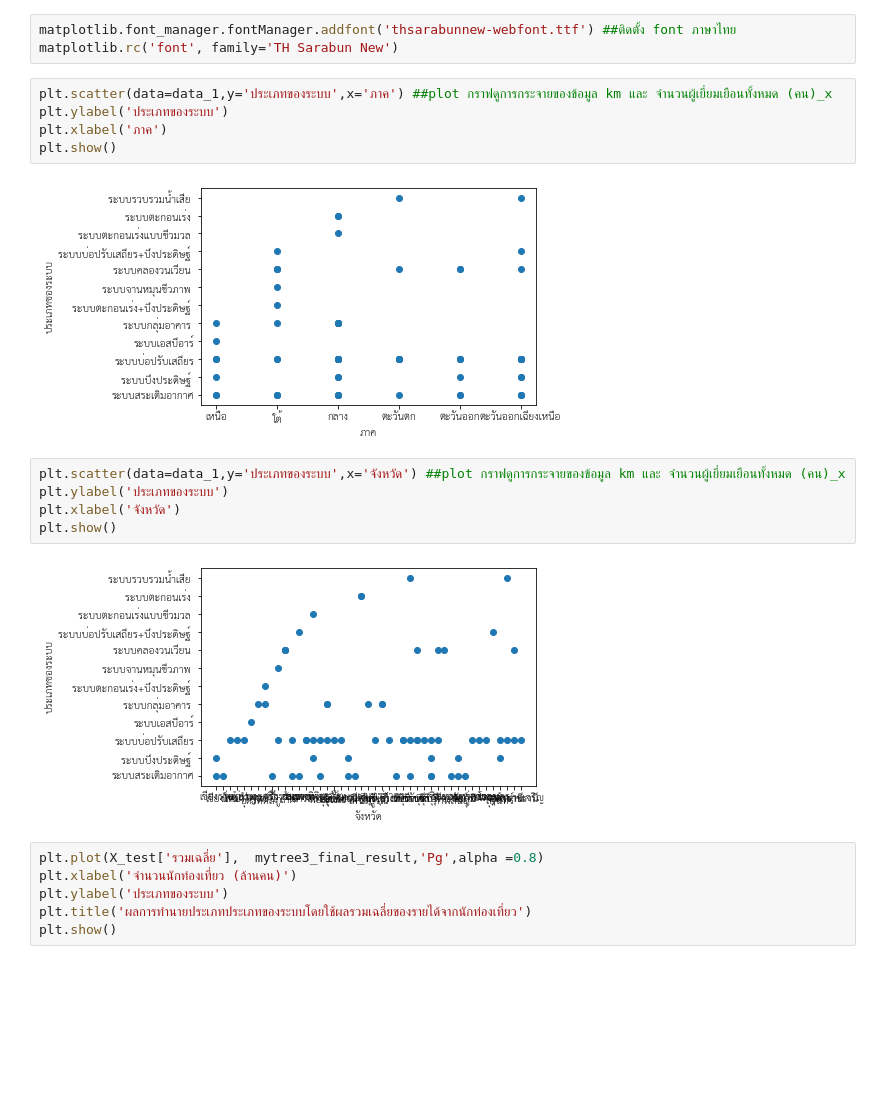
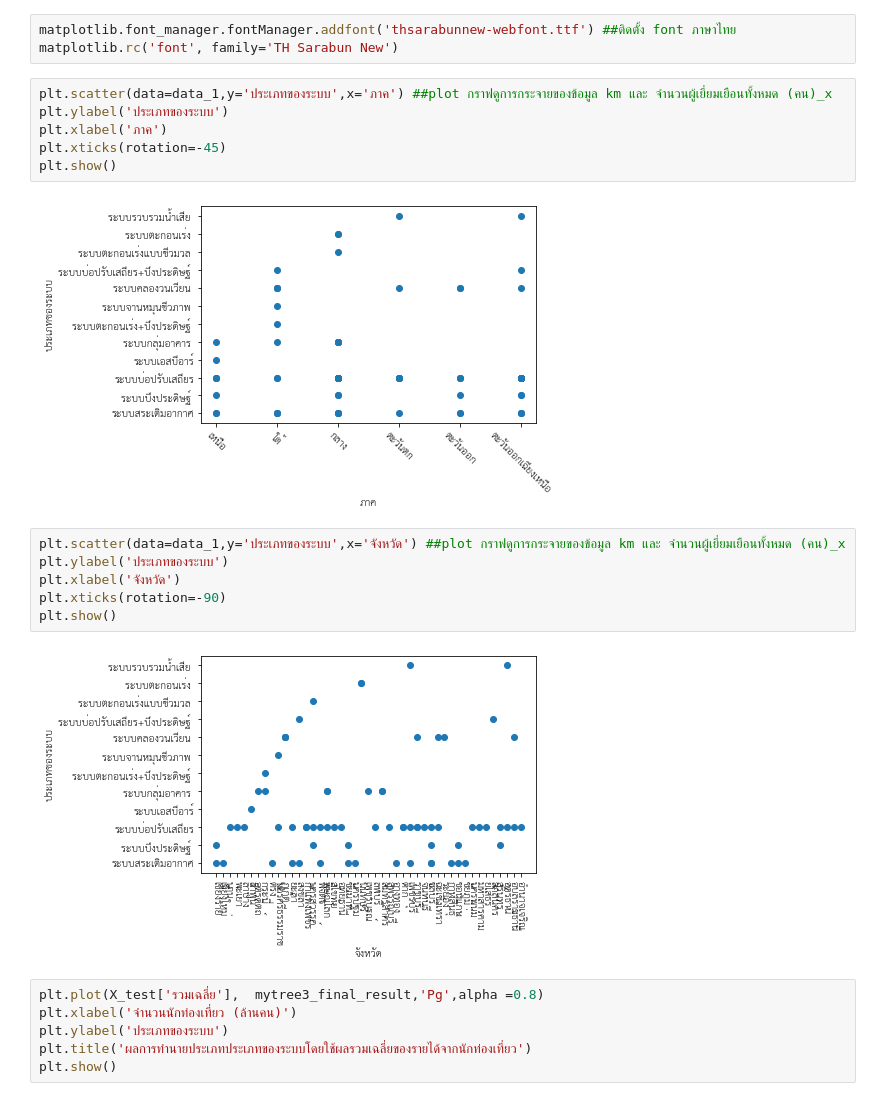
Before and after one commit to chalarm1405/DWDM21_, a Jupyter notebook: Project for Group.ipynb, the cells around one changed output. Saved outputs shown, nothing was run; the diff lists cells and outputs as text; blank space fills up the shorter version.

```diff
--- a/Project for Group.ipynb
+++ b/Project for Group.ipynb
@@ -1191,17 +1191,19 @@ matplotlib.rc('font', family='TH Sarabun New')
 # %%
 plt.scatter(data=data_1,y='ประเภทของระบบ',x='ภาค') ##plot กราฟดูการกระจายของข้อมูล km และ จำนวนผู้เยี่ยมเยือนทั้งหมด (คน)_x
 plt.ylabel('ประเภทของระบบ')
 plt.xlabel('ภาค')
+plt.xticks(rotation=-45)
 plt.show()
 # %% [output]
-[figure, old version]
+[figure, new version]
 # %%
 plt.scatter(data=data_1,y='ประเภทของระบบ',x='จังหวัด') ##plot กราฟดูการกระจายของข้อมูล km และ จำนวนผู้เยี่ยมเยือนทั้งหมด (คน)_x
 plt.ylabel('ประเภทของระบบ')
 plt.xlabel('จังหวัด')
+plt.xticks(rotation=-90)
 plt.show()
 # %% [output]
-[figure, old version]
+[figure, new version]
 # %%
 plt.plot(X_test['รวมเฉลี่ย'],  mytree3_final_result,'Pg',alpha =0.8)
 plt.xlabel('จำนวนนักท่องเที่ยว (ล้านคน)')
```
